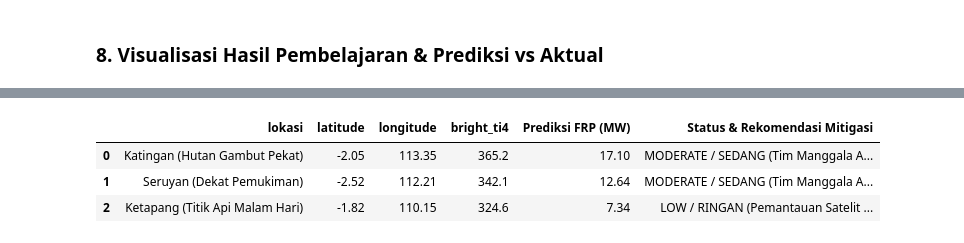
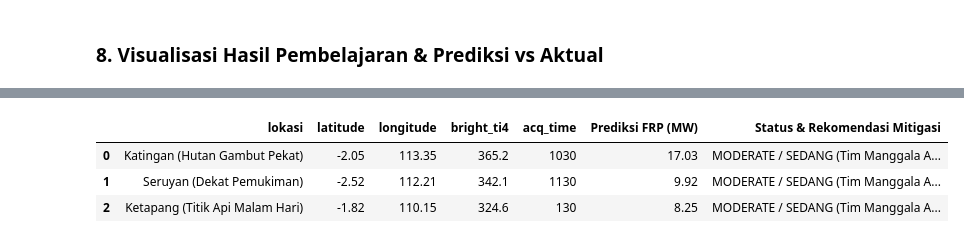
Before and after one commit to adityadoang/Prediksi-titik-panas-karhutla-di-kalimantan, a Jupyter notebook: projek_jst_karhutla.ipynb, the cells around one changed output, grey strips where cells are left out. Cells and saved outputs as stored; diff of their text form; code cells hidden in the pictures.

```diff
--- a/projek_jst_karhutla.ipynb
+++ b/projek_jst_karhutla.ipynb
@@ -280,0 +516,14 @@ HASIL EVALUASI MODEL JST PADA DATA UJI:
+# %%
+# Analisis konsentrasi error: berapa persen sampel menyumbang mayoritas MSE?
+sq_err = (y_test - y_pred_cal) ** 2
+order = np.argsort(sq_err)[::-1]
+share = np.cumsum(sq_err[order]) / sq_err.sum()
+rows = []
+for p in [0.005, 0.01, 0.014, 0.02, 0.05, 0.10]:
+    k = max(int(len(y_test) * p), 1)
+    rows.append({'Persentil sampel terburuk': f'{p * 100:.1f}%',
+                 'Kontribusi terhadap MSE': f'{share[k - 1] * 100:.1f}%',
+                 'Ambang error (MW)': f'{np.sqrt(sq_err[order][k - 1]):.2f}'})
+display(pd.DataFrame(rows))
+print(f'Median error absolut: {np.median(np.abs(y_test - y_pred_cal)):.3f} MW')
+print(f'Rata-rata prediksi  : {y_pred_cal.mean():.3f} MW | rata-rata aktual: {y_test.mean():.3f} MW')
@@ -330,34 +719,34 @@ Sistem rekomendasi alokasi unit pemadam berdasarkan prediksi besaran daya termal
 # %%
-# Simulasi titik api baru di Kalimantan Tengah
 sample_hotspots = pd.DataFrame([
-    {'lokasi': 'Katingan (Hutan Gambut Pekat)', 'latitude': -2.05, 'longitude': 113.35, 'bright_ti4': 365.2, 'scan': 0.40, 'track': 0.38, 'bright_ti5': 304.5, 'is_day': 1, 'confidence_score': 3},
-    {'lokasi': 'Seruyan (Dekat Pemukiman)', 'latitude': -2.52, 'longitude': 112.21, 'bright_ti4': 342.1, 'scan': 0.48, 'track': 0.42, 'bright_ti5': 298.0, 'is_day': 1, 'confidence_score': 2},
-    {'lokasi': 'Ketapang (Titik Api Malam Hari)', 'latitude': -1.82, 'longitude': 110.15, 'bright_ti4': 324.6, 'scan': 0.55, 'track': 0.45, 'bright_ti5': 291.3, 'is_day': 0, 'confidence_score': 1}
+    {'lokasi': 'Katingan (Hutan Gambut Pekat)', 'latitude': -2.05, 'longitude': 113.35, 'bright_ti4': 365.2, 'scan': 0.40, 'track': 0.38, 'bright_ti5': 304.5, 'is_day': 1, 'confidence_score': 3, 'acq_time': 1030, 'day_idx': int(df['day_idx'].max())},
+    {'lokasi': 'Seruyan (Dekat Pemukiman)', 'latitude': -2.52, 'longitude': 112.21, 'bright_ti4': 342.1, 'scan': 0.48, 'track': 0.42, 'bright_ti5': 298.0, 'is_day': 1, 'confidence_score': 2, 'acq_time': 1130, 'day_idx': int(df['day_idx'].max())},
+    {'lokasi': 'Ketapang (Titik Api Malam Hari)', 'latitude': -1.82, 'longitude': 110.15, 'bright_ti4': 324.6, 'scan': 0.55, 'track': 0.45, 'bright_ti5': 291.3, 'is_day': 0, 'confidence_score': 1, 'acq_time': 130, 'day_idx': int(df['day_idx'].max())}
 ])
 
-X_sim = sample_hotspots[features].values
-X_sim_scaled = scaler.transform(X_sim)
+sim_thermal = add_thermal_features(sample_hotspots)
+sim_time = add_temporal_features(sim_thermal)
+sim_full = pd.concat([sim_time.reset_index(drop=True),
+                      add_density_features(sim_time, density_tables).reset_index(drop=True)], axis=1)
 
-model.eval()
-with torch.no_grad():
-    sim_tensor = torch.tensor(X_sim_scaled, dtype=torch.float32).to(device)
-    pred_frp = model(sim_tensor).cpu().numpy().flatten()
+X_sim = sim_full[FEATURES].values.astype(np.float32)
+pred_frp = predict_final(X_sim)
 
 sample_hotspots['Prediksi FRP (MW)'] = np.round(pred_frp, 2)
 
 def kategori_bahaya(frp_val):
     if frp_val >= 20.0:
         return 'CRITICAL / TINGGI (Prioritaskan Water Bombing Helikopter)'
     elif frp_val >= 8.0:
         return 'MODERATE / SEDANG (Tim Manggala Agni Darat)'
     else:
         return 'LOW / RINGAN (Pemantauan Satelit Berkala)'
 
 sample_hotspots['Status & Rekomendasi Mitigasi'] = sample_hotspots['Prediksi FRP (MW)'].apply(kategori_bahaya)
 
-display(sample_hotspots[['lokasi', 'latitude', 'longitude', 'bright_ti4', 'Prediksi FRP (MW)', 'Status & Rekomendasi Mitigasi']])
+display(sample_hotspots[['lokasi', 'latitude', 'longitude', 'bright_ti4',
+                         'acq_time', 'Prediksi FRP (MW)', 'Status & Rekomendasi Mitigasi']])
 # %% [output]
-|  | lokasi | latitude | longitude | bright_ti4 | Prediksi FRP (MW) | Status & Rekomendasi Mitigasi |
-| 0 | Katingan (Hutan Gambut Pekat) | -2.05 | 113.35 | 365.2 | 17.10 | MODERATE / SEDANG (Tim Manggala A... |
-| 1 | Seruyan (Dekat Pemukiman) | -2.52 | 112.21 | 342.1 | 12.64 | MODERATE / SEDANG (Tim Manggala A... |
-| 2 | Ketapang (Titik Api Malam Hari) | -1.82 | 110.15 | 324.6 | 7.34 | LOW / RINGAN (Pemantauan Satelit ... |
+|  | lokasi | latitude | longitude | bright_ti4 | acq_time | Prediksi FRP (MW) | Status & Rekomendasi Mitigasi |
+| 0 | Katingan (Hutan Gambut Pekat) | -2.05 | 113.35 | 365.2 | 1030 | 17.03 | MODERATE / SEDANG (Tim Manggala A... |
+| 1 | Seruyan (Dekat Pemukiman) | -2.52 | 112.21 | 342.1 | 1130 | 9.92 | MODERATE / SEDANG (Tim Manggala A... |
+| 2 | Ketapang (Titik Api Malam Hari) | -1.82 | 110.15 | 324.6 | 130 | 8.25 | MODERATE / SEDANG (Tim Manggala A... |
```
Also changed, not shown: parts of 30 cells of this notebook, 4 other files.
